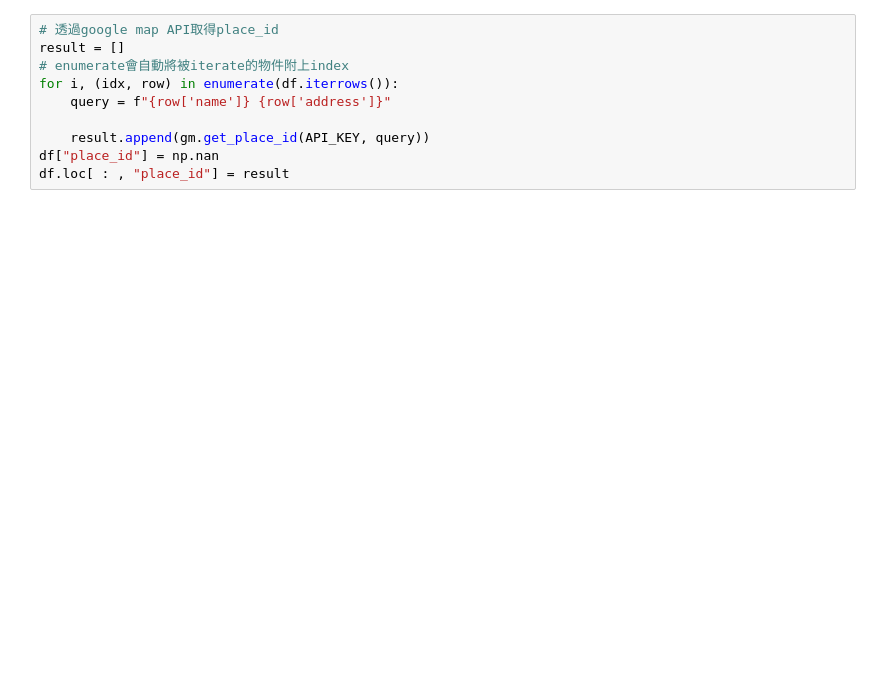
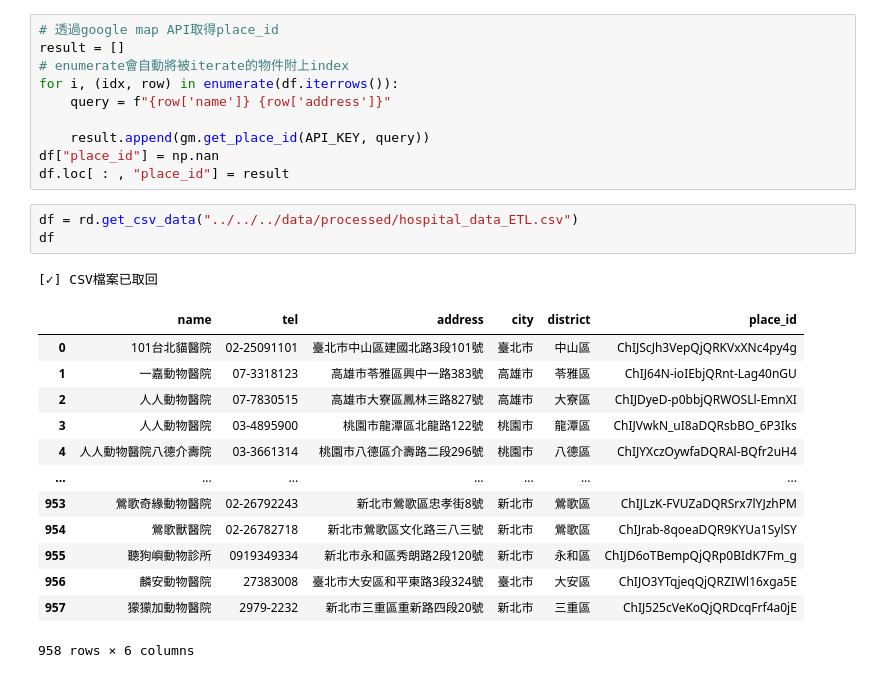
Before and after one commit to refinism-B/TJR103-Group-1-Project, a Jupyter notebook: code/2_arthur/notebook/pet_hospital_etl.ipynb, the cells around one changed output. Cells and saved outputs as stored; diff of their text form; blank space fills up the shorter version.

```diff
--- a/code/2_arthur/notebook/pet_hospital_etl.ipynb
+++ b/code/2_arthur/notebook/pet_hospital_etl.ipynb
@@ -79,3 +66,21 @@ for i, (idx, row) in enumerate(df.iterrows()):
     result.append(gm.get_place_id(API_KEY, query))
 df["place_id"] = np.nan
 df.loc[ : , "place_id"] = result
+# %%
+df = rd.get_csv_data("../../../data/processed/hospital_data_ETL.csv")
+df
+# %% [output]
+[✓] CSV檔案已取回
+|  | name | tel | address | city | district | place_id |
+| 0 | 101台北貓醫院 | 02-25091101 | 臺北市中山區建國北路3段101號 | 臺北市 | 中山區 | ChIJScJh3VepQjQRKVxXNc4py4g |
+| 1 | 一嘉動物醫院 | 07-3318123 | 高雄市苓雅區興中一路383號 | 高雄市 | 苓雅區 | ChIJ64N-ioIEbjQRnt-Lag40nGU |
+| 2 | 人人動物醫院 | 07-7830515 | 高雄市大寮區鳳林三路827號 | 高雄市 | 大寮區 | ChIJDyeD-p0bbjQRWOSLl-EmnXI |
+| 3 | 人人動物醫院 | 03-4895900 | 桃園市龍潭區北龍路122號 | 桃園市 | 龍潭區 | ChIJVwkN_uI8aDQRsbBO_6P3Iks |
+| 4 | 人人動物醫院八德介壽院 | 03-3661314 | 桃園市八德區介壽路二段296號 | 桃園市 | 八德區 | ChIJYXczOywfaDQRAl-BQfr2uH4 |
+| ... | ... | ... | ... | ... | ... | ... |
+| 953 | 鶯歌奇緣動物醫院 | 02-26792243 | 新北市鶯歌區忠孝街8號 | 新北市 | 鶯歌區 | ChIJLzK-FVUZaDQRSrx7lYJzhPM |
+| 954 | 鶯歌獸醫院 | 02-26782718 | 新北市鶯歌區文化路三八三號 | 新北市 | 鶯歌區 | ChIJrab-8qoeaDQR9KYUa1SylSY |
+| 955 | 聽狗嶼動物診所 | 0919349334 | 新北市永和區秀朗路2段120號 | 新北市 | 永和區 | ChIJD6oTBempQjQRp0BIdK7Fm_g |
+| 956 | 麟安動物醫院 | 27383008 | 臺北市大安區和平東路3段324號 | 臺北市 | 大安區 | ChIJO3YTqjeqQjQRZIWl16xga5E |
+| 957 | 獴獴加動物醫院 | 2979-2232 | 新北市三重區重新路四段20號 | 新北市 | 三重區 | ChIJ525cVeKoQjQRDcqFrf4a0jE |
+958 rows × 6 columns
```
Also changed, not shown: parts of 7 cells of this notebook, 1 other file.
